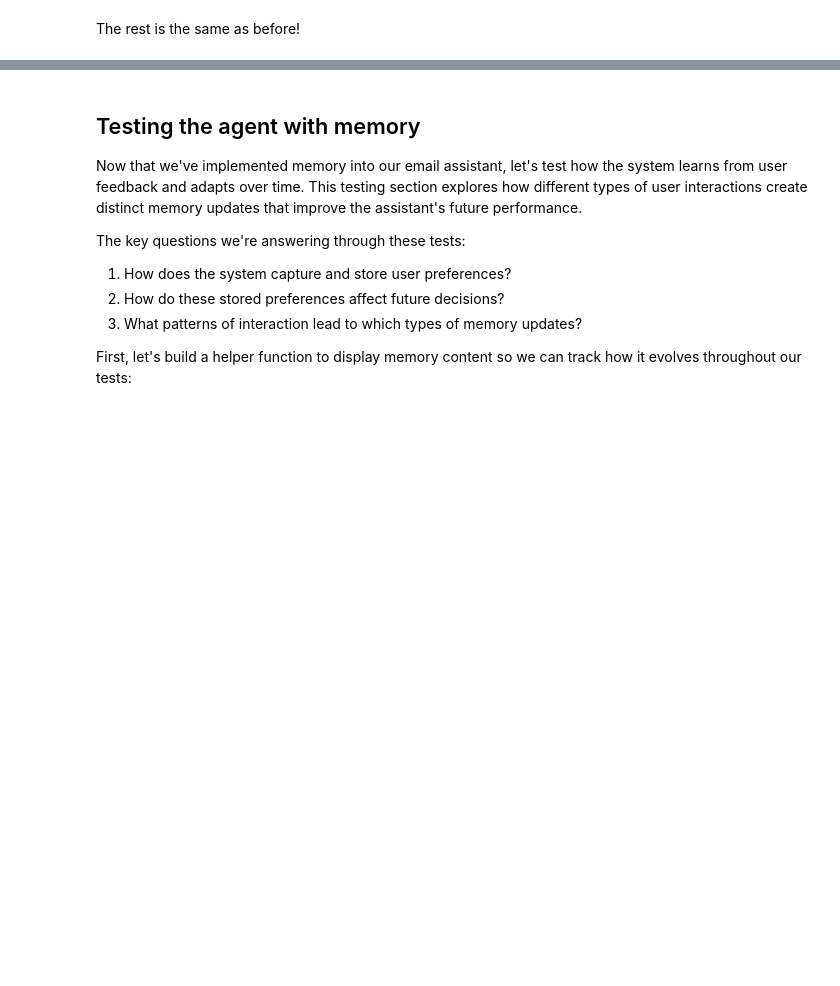
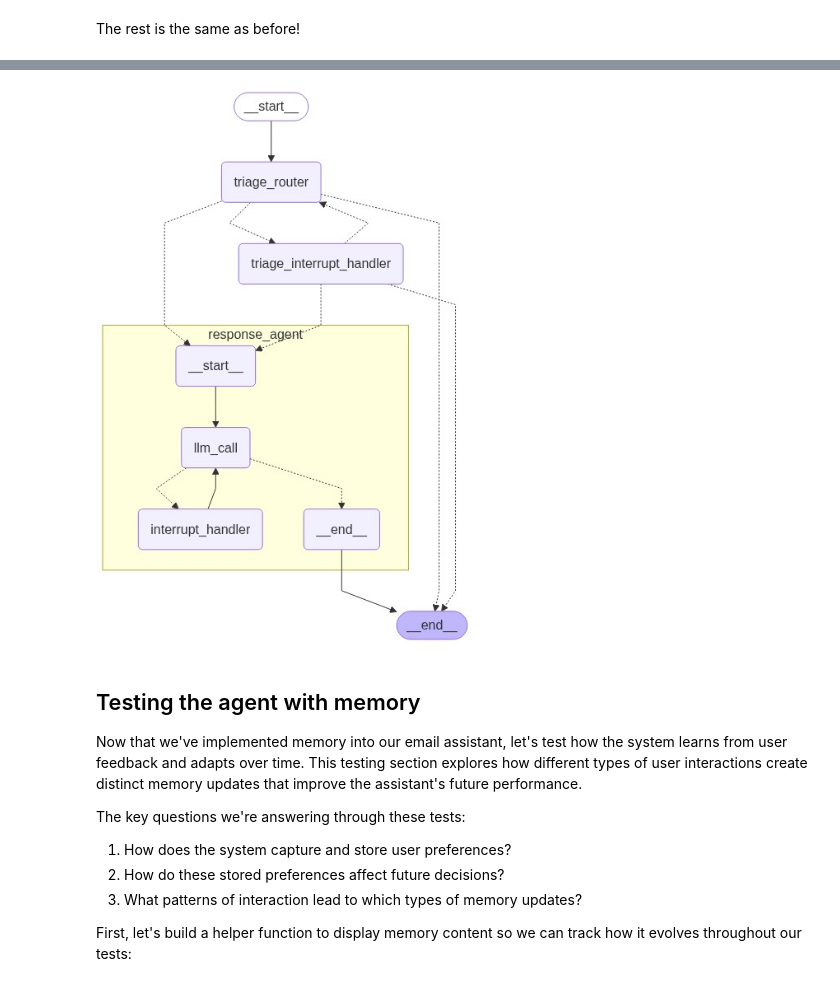
Before and after one commit to langchain-ai/agents-from-scratch-ts, a Jupyter notebook: notebooks/3_memory.ipynb, the cells around one changed output, grey strips where cells are left out. Drawn from its saved outputs; the diff is of its cells as text; code cells hidden in the pictures; blank space fills up the shorter version.

```diff
--- a/notebooks/3_memory.ipynb
+++ b/notebooks/3_memory.ipynb
@@ -1053,3 +1087,14 @@ graph TD;
+# %%
+import * as tslab from "tslab";
+
+const drawnGraph = await emailAssistant.getGraphAsync({ xray: true })
+
+const image = await drawnGraph.drawMermaidPng();
+const arrayBuffer = await image.arrayBuffer();
+
+await tslab.display.png(new Uint8Array(arrayBuffer));
+# %% [output]
+[figure, added]
 # %% [markdown]
 ## Testing the agent with memory
 
```
Also changed, not shown: parts of 26 cells of this notebook, 2 other files.
